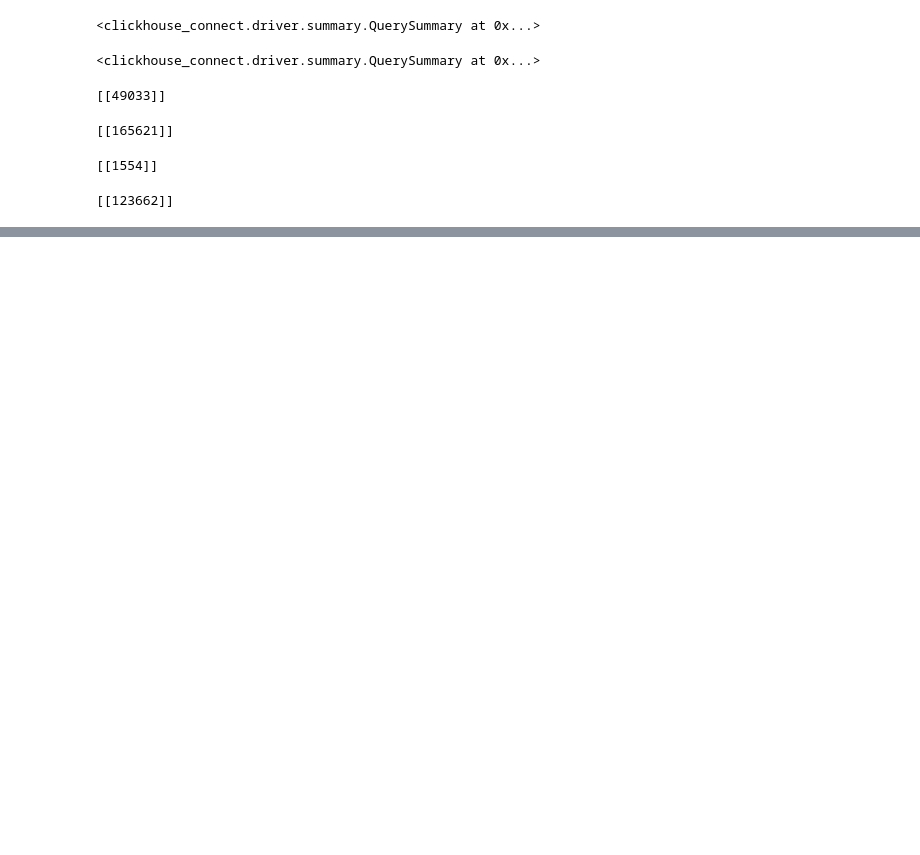
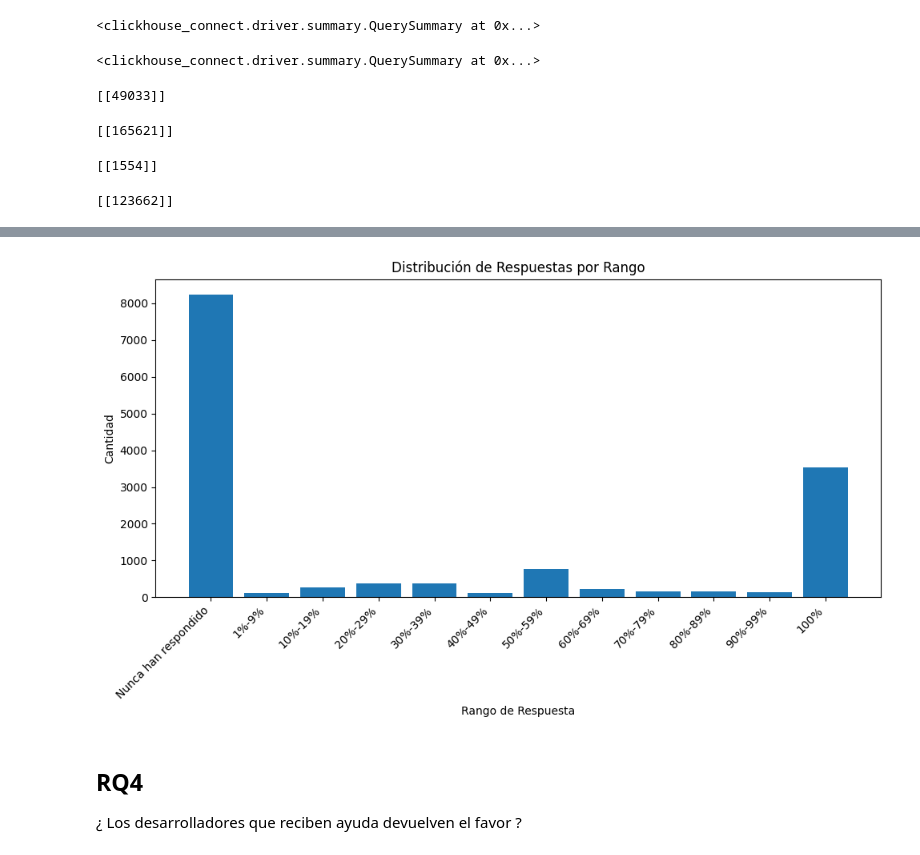
Before and after one commit to alvumu/BDGE, a Jupyter notebook: ClickHouse.ipynb, the cells around one changed output, grey strips where cells are left out. Drawn from its saved outputs; the diff is of its cells as text; code cells hidden in the pictures; blank space fills up the shorter version.

```diff
--- a/ClickHouse.ipynb
+++ b/ClickHouse.ipynb
@@ -256,0 +431,34 @@ A continuación se realizan los ejercicios relativos a los RQ´s
+# %%
+df = pd.DataFrame(rq3.result_rows, columns=['ResponseRange', 'CountPerRange'])
+
+custom_order = [
+    'Nunca han respondido', '1%-9%', '10%-19%', '20%-29%', '30%-39%', '40%-49%', '50%-59%',
+    '60%-69%', '70%-79%', '80%-89%', '90%-99%', '100%', 'Más de 100%'
+]
+
+# Reordena los datos en el DataFrame según el orden personalizado
+df['ResponseRange'] = pd.Categorical(df['ResponseRange'], categories=custom_order, ordered=True)
+df = df.sort_values('ResponseRange')
+
+# Crear el gráfico de barras
+plt.figure(figsize=(10, 6))
+plt.bar(df["ResponseRange"], df["CountPerRange"])
+
+# Rotar las etiquetas del eje x para que sean legibles
+plt.xticks(rotation=45, ha="right")
+
+# Etiquetas para los ejes x e y
+plt.xlabel("Rango de Respuesta")
+plt.ylabel("Cantidad")
+
+# Título del gráfico
+plt.title("Distribución de Respuestas por Rango")
+
+# Mostrar el gráfico
+plt.tight_layout()
+plt.show()
+# %% [output]
+[figure, added]
+# %% [markdown]
+## RQ4
+¿ Los desarrolladores que reciben ayuda devuelven el favor ?
```
Also changed, not shown: parts of 19 cells of this notebook.
